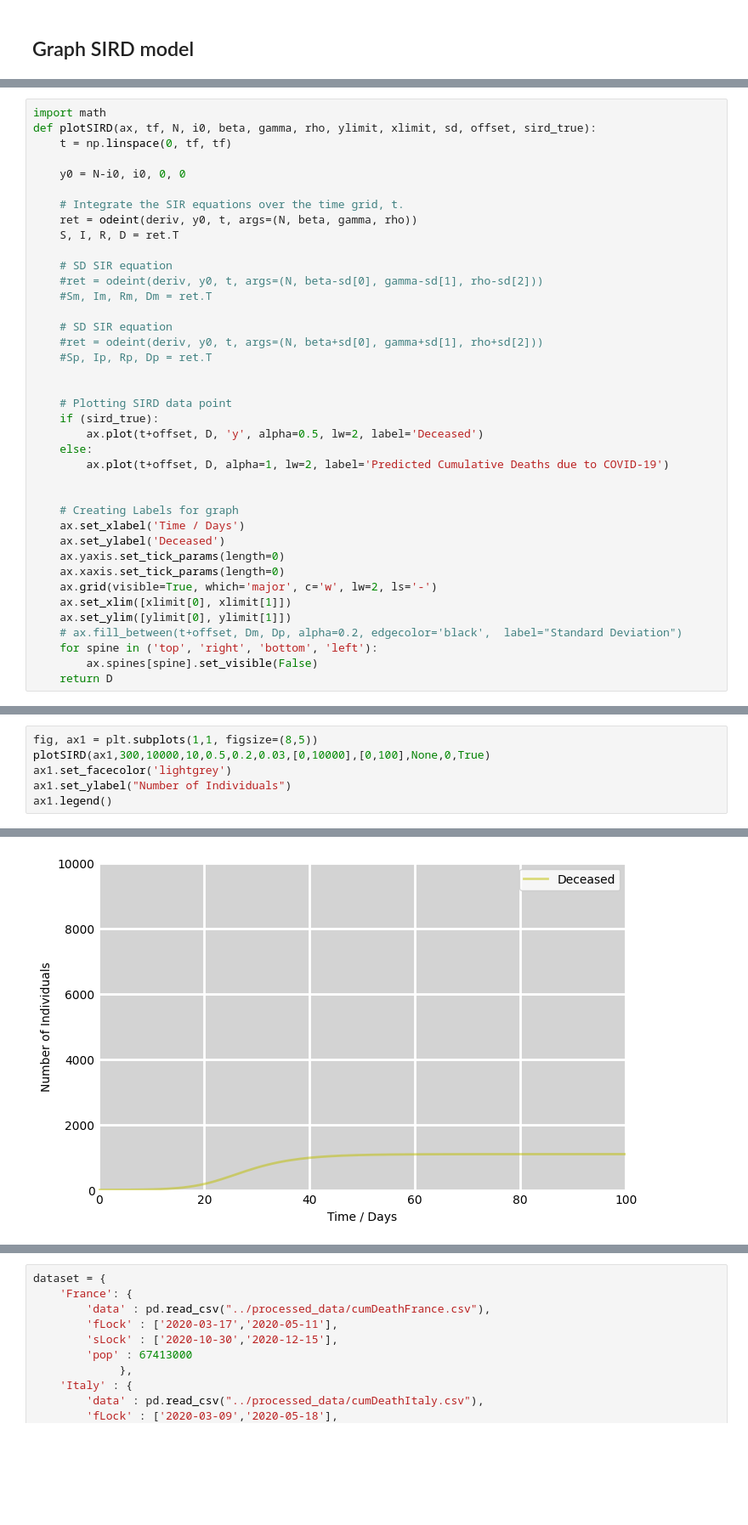
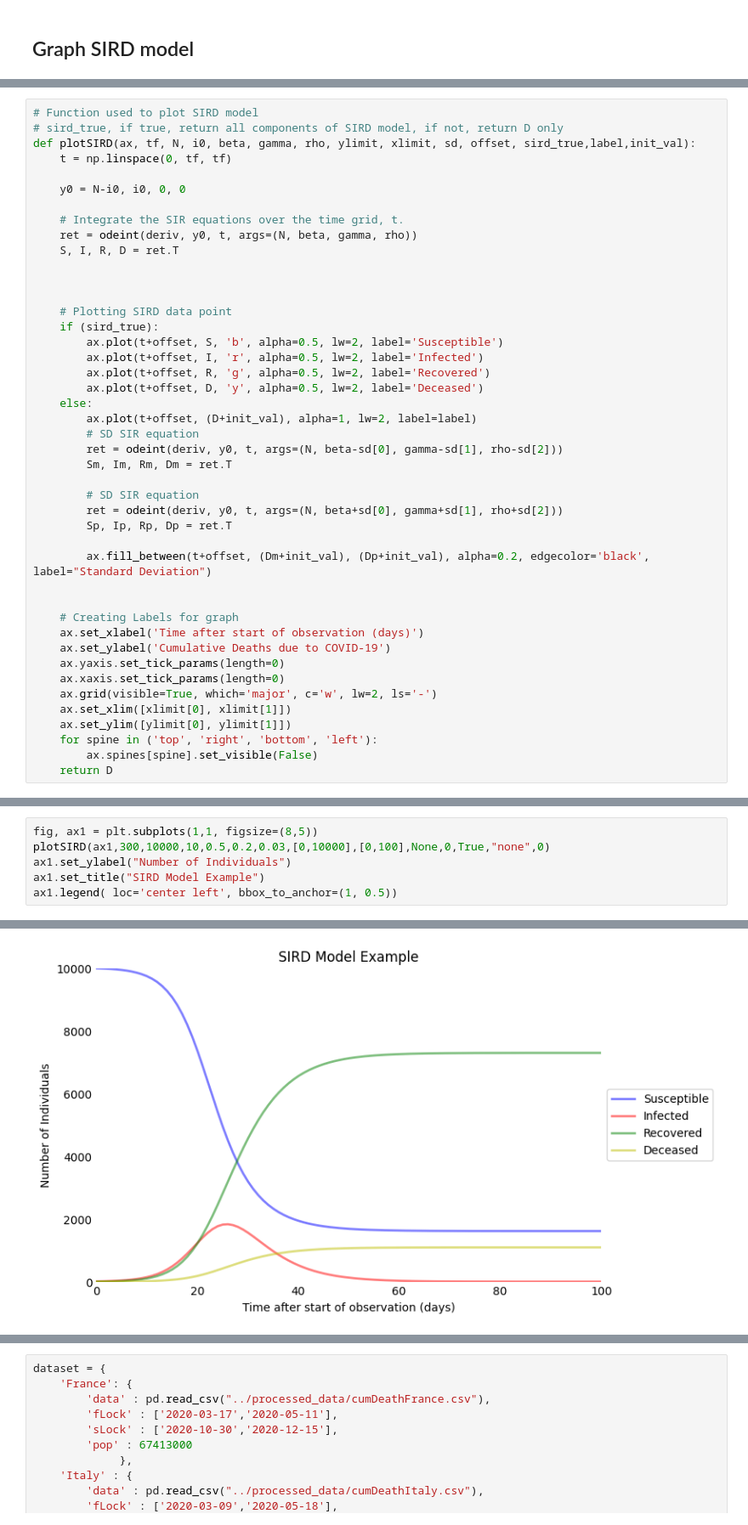
Before and after one commit to zenodea/MCMC_parameter_estimation, a Jupyter notebook: Data Analysis/post_MCMC_analysis.ipynb, the cells around one changed output, grey strips where cells are left out. Shown at 85% size. Drawn from its saved outputs; the diff is of its cells as text; blank space fills up the shorter version.

```diff
--- a/Data Analysis/post_MCMC_analysis.ipynb
+++ b/Data Analysis/post_MCMC_analysis.ipynb
@@ -44,8 +48,9 @@ def getSIRD(tf, N, i0, beta, gamma, rho, sd):
 
     return S,I,R,D
 # %%
-import math
-def plotSIRD(ax, tf, N, i0, beta, gamma, rho, ylimit, xlimit, sd, offset, sird_true):
+# Function used to plot SIRD model
+# sird_true, if true, return all components of SIRD model, if not, return D only
+def plotSIRD(ax, tf, N, i0, beta, gamma, rho, ylimit, xlimit, sd, offset, sird_true,label,init_val):
     t = np.linspace(0, tf, tf)
 
     y0 = N-i0, i0, 0, 0
@@ -54,31 +59,35 @@ def plotSIRD(ax, tf, N, i0, beta, gamma, rho, ylimit, xlimit, sd, offset, sird_t
     ret = odeint(deriv, y0, t, args=(N, beta, gamma, rho))
     S, I, R, D = ret.T
 
-    # SD SIR equation
-    #ret = odeint(deriv, y0, t, args=(N, beta-sd[0], gamma-sd[1], rho-sd[2]))
-    #Sm, Im, Rm, Dm = ret.T
-
-    # SD SIR equation
-    #ret = odeint(deriv, y0, t, args=(N, beta+sd[0], gamma+sd[1], rho+sd[2]))
-    #Sp, Ip, Rp, Dp = ret.T
 
 
     # Plotting SIRD data point
     if (sird_true):
+        ax.plot(t+offset, S, 'b', alpha=0.5, lw=2, label='Susceptible')
+        ax.plot(t+offset, I, 'r', alpha=0.5, lw=2, label='Infected')
+        ax.plot(t+offset, R, 'g', alpha=0.5, lw=2, label='Recovered')
         ax.plot(t+offset, D, 'y', alpha=0.5, lw=2, label='Deceased')
     else:
-        ax.plot(t+offset, D, alpha=1, lw=2, label='Predicted Cumulative Deaths due to COVID-19')
+        ax.plot(t+offset, (D+init_val), alpha=1, lw=2, label=label)
+        # SD SIR equation
+        ret = odeint(deriv, y0, t, args=(N, beta-sd[0], gamma-sd[1], rho-sd[2]))
+        Sm, Im, Rm, Dm = ret.T
+
+        # SD SIR equation
+        ret = odeint(deriv, y0, t, args=(N, beta+sd[0], gamma+sd[1], rho+sd[2]))
+        Sp, Ip, Rp, Dp = ret.T
+
+        ax.fill_between(t+offset, (Dm+init_val), (Dp+init_val), alpha=0.2, edgecolor='black',  label="Standard Deviation")
 
 
     # Creating Labels for graph
-    ax.set_xlabel('Time / Days')
-    ax.set_ylabel('Deceased')
+    ax.set_xlabel('Time after start of observation (days)')
+    ax.set_ylabel('Cumulative Deaths due to COVID-19')
     ax.yaxis.set_tick_params(length=0)
     ax.xaxis.set_tick_params(length=0)
     ax.grid(visible=True, which='major', c='w', lw=2, ls='-')
     ax.set_xlim([xlimit[0], xlimit[1]])
     ax.set_ylim([ylimit[0], ylimit[1]])
-    # ax.fill_between(t+offset, Dm, Dp, alpha=0.2, edgecolor='black',  label="Standard Deviation")
     for spine in ('top', 'right', 'bottom', 'left'):
         ax.spines[spine].set_visible(False)
     return D
@@ -105,9 +131,9 @@ def plotRealData (graph, data, offset, beforeForecast, D, minus, manipulate=Fals
 # %%
 fig, ax1 = plt.subplots(1,1, figsize=(8,5))
-plotSIRD(ax1,300,10000,10,0.5,0.2,0.03,[0,10000],[0,100],None,0,True)
-ax1.set_facecolor('lightgrey')
+plotSIRD(ax1,300,10000,10,0.5,0.2,0.03,[0,10000],[0,100],None,0,True,"none",0)
 ax1.set_ylabel("Number of Individuals")
-ax1.legend()
+ax1.set_title("SIRD Model Example")
+ax1.legend( loc='center left', bbox_to_anchor=(1, 0.5))
 # %% [output]
 <matplotlib.legend.Legend at 0x...>
-[figure, old version]
+[figure, new version]
```
Also changed, not shown: parts of 21 cells of this notebook, 23 other files.
